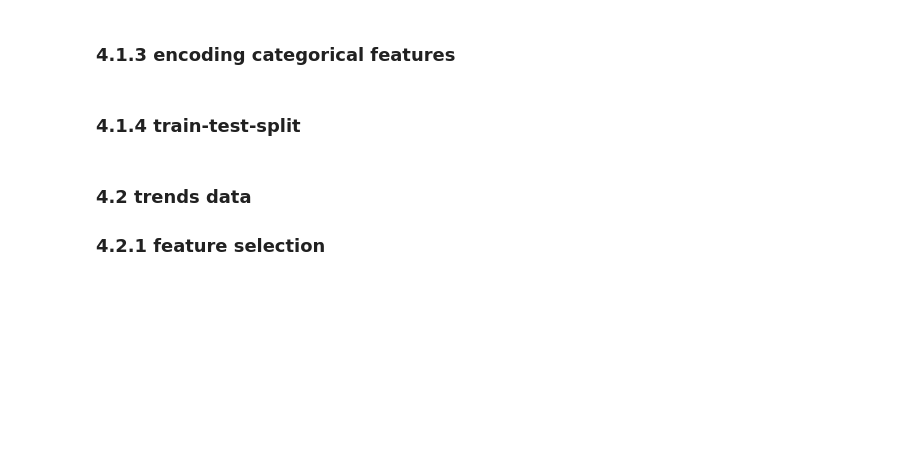
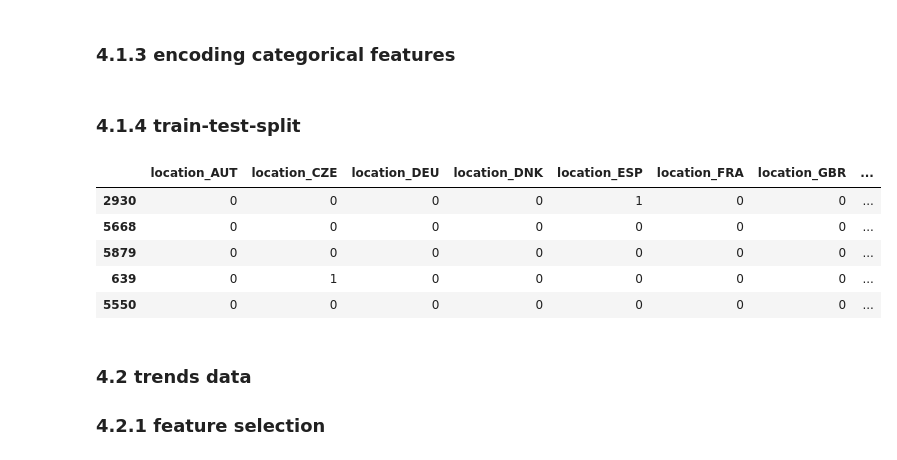
Before and after one commit to KevinSpurk/P03-how-to-predict-a-pandemic, a Jupyter notebook: P03_predict_covid19.ipynb, the cells around one changed output. Cells and saved outputs as stored; diff of their text form; code cells hidden in the pictures; blank space fills up the shorter version.

```diff
--- a/P03_predict_covid19.ipynb
+++ b/P03_predict_covid19.ipynb
@@ -1115,6 +1115,15 @@ mobility_cases_modeldata = {}
 for k,v in mobility_cases_encoded.items():
     modeldata = v
     mobility_cases_modeldata[k] = train_test_split_items(df=modeldata, timeframe='date', test_size=0.2, random_state=84)
+# %%
+mobility_cases_modeldata['lag_5']['X_train'].head()
+# %% [output]
+|  | location_AUT | location_CZE | location_DEU | location_DNK | location_ESP | location_FRA | location_GBR | ... |
+| 2930 | 0 | 0 | 0 | 0 | 1 | 0 | 0 | ... |
+| 5668 | 0 | 0 | 0 | 0 | 0 | 0 | 0 | ... |
+| 5879 | 0 | 0 | 0 | 0 | 0 | 0 | 0 | ... |
+| 639 | 0 | 1 | 0 | 0 | 0 | 0 | 0 | ... |
+| 5550 | 0 | 0 | 0 | 0 | 0 | 0 | 0 | ... |
 # %% [markdown]
 ### 4.2 trends data
 
```
Also changed, not shown: parts of 34 cells of this notebook, 3 other files.
